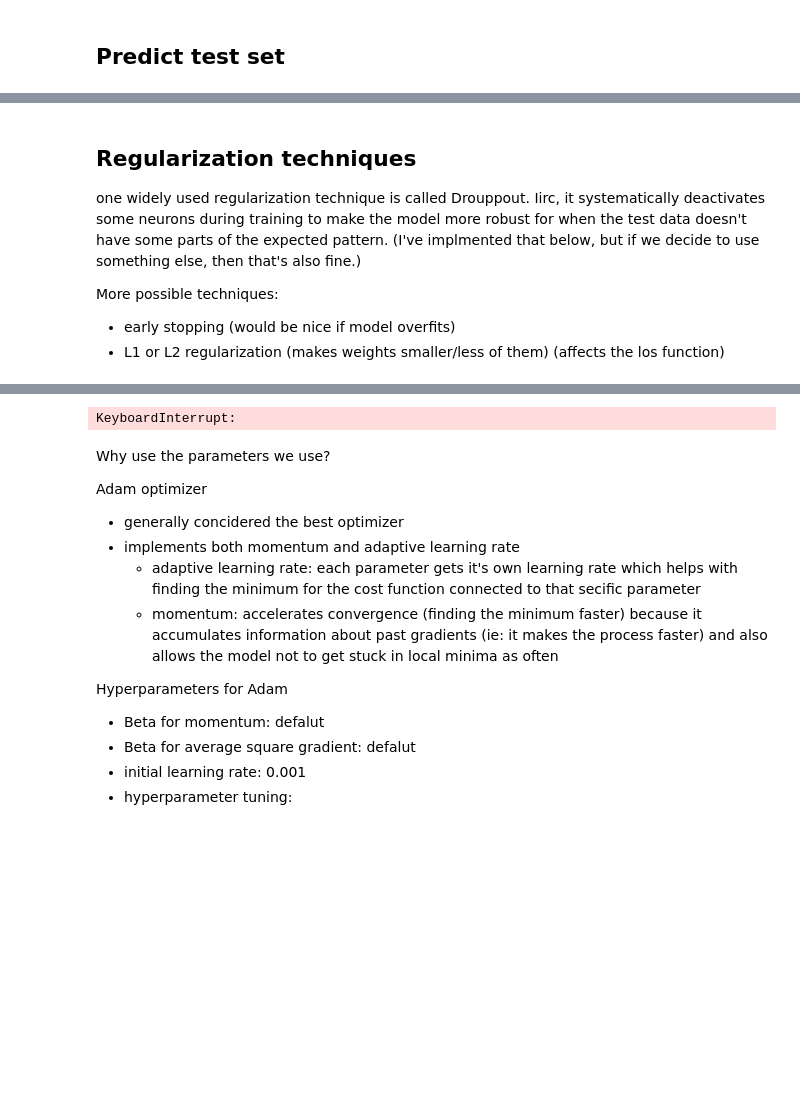
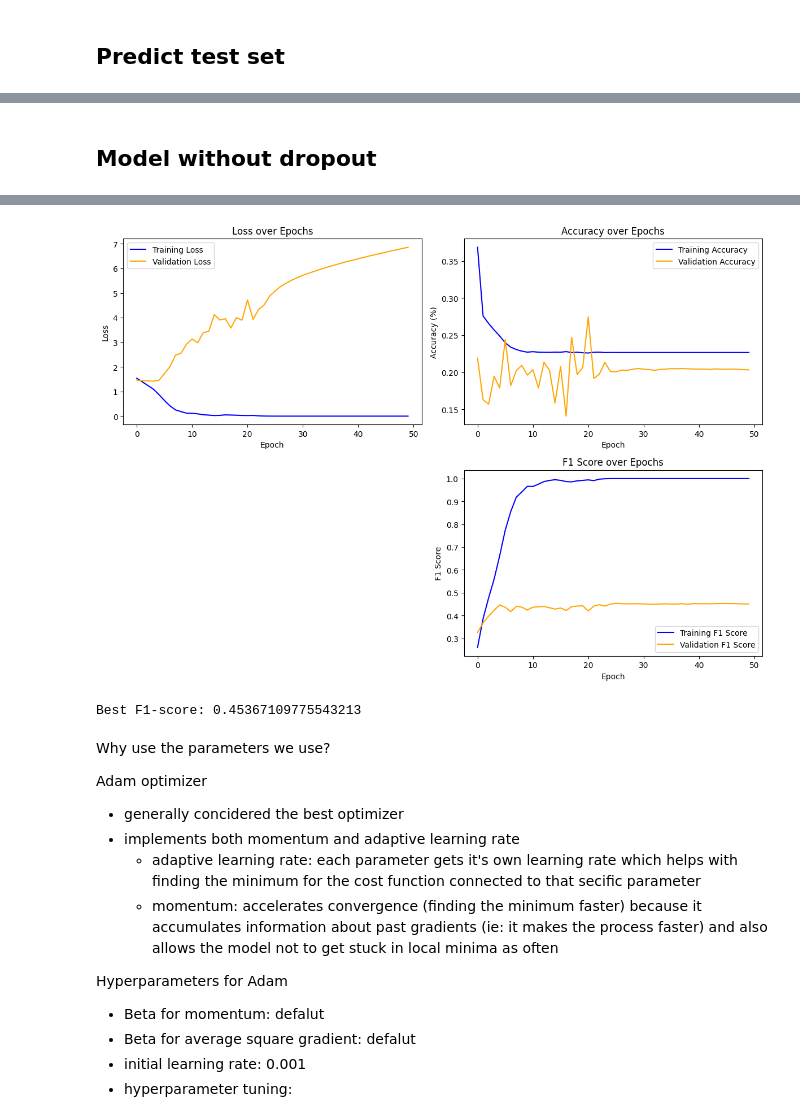
Before and after one commit to Gahtao/DL-Project, a Jupyter notebook: model B/ModelB.ipynb, the cells around one changed output, grey strips where cells are left out. Drawn from its saved outputs; the diff is of its cells as text; code cells hidden in the pictures; blank space fills up the shorter version.

```diff
--- a/model B/ModelB.ipynb
+++ b/model B/ModelB.ipynb
@@ -550,9 +561,3 @@ RuntimeError: mat1 and mat2 shapes cannot be multiplied (16x51200 and 25600x256)
 # %% [markdown]
-## Regularization techniques
-
-one widely used regularization technique is called Drouppout. Iirc, it systematically deactivates some neurons during training to make the model more robust for when the test data doesn't have some parts of the expected pattern. (I've implmented that below, but if we decide to use something else, then that's also fine.)
-
-More possible techniques:
-- early stopping (would be nice if model overfits)
-- L1 or L2 regularization (makes weights smaller/less of them) (affects the los function)
+## Model without dropout
 # %%
@@ -650,9 +679,9 @@ class SimpleCNN_with_dropout(nn.Module):
         return x
 # %%
 #Train CNN with drouput
-epochs = 100
-model_d = SimpleCNN_with_dropout(dropout_prob=0.5).to(device)
+epochs = 50
+model_d = SimpleCNN_no_dropout().to(device)
 criterion = nn.CrossEntropyLoss()
-optimizer = optim.Adam(model_d.parameters(), lr=0.001)
+optimizer = optim.Adam(model_d.parameters(), lr=0.0001)
 val_losses_dropout = train_model(model_d, train_loader, val_loader, epochs, criterion, optimizer)
 # %% [output]
@@ -661 +705,2 @@ Epoch [2/100], Train - loss: 1.5347, acc: 34.94%, AUC: 0.378, F1: 0.243; Validat
+[figure, added]
-KeyboardInterrupt:
+Best F1-score: 0.45367109775543213
```
Also changed, not shown: parts of 7 cells of this notebook, 2 other files.
